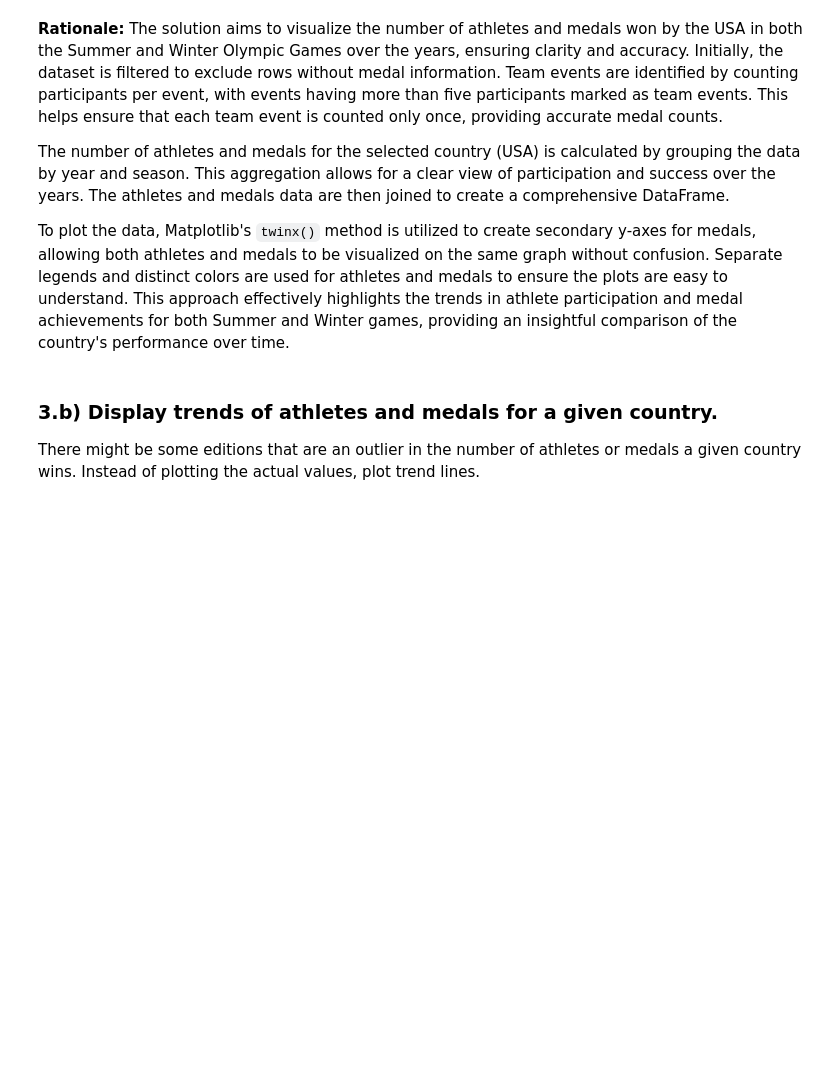
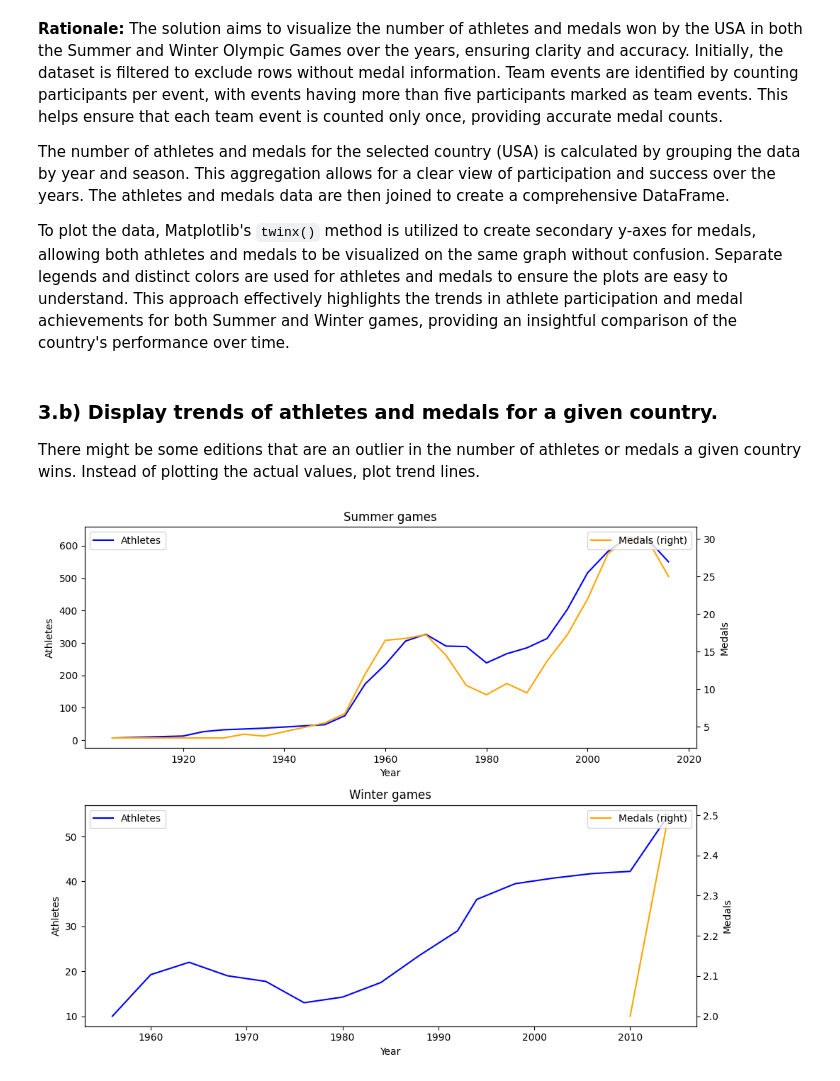
Before and after one commit to fabrizi0rigodanz0/Olympic_Games_Analysis, a Jupyter notebook: notebooks/Olympic_games_analysis.ipynb, the cells around one changed output. Saved outputs shown, nothing was run; the diff lists cells and outputs as text; code cells hidden in the pictures; blank space fills up the shorter version.

```diff
--- a/notebooks/Olympic_games_analysis.ipynb
+++ b/notebooks/Olympic_games_analysis.ipynb
@@ -426,3 +426,38 @@ To plot the data, Matplotlib's `twinx()` method is utilized to create secondary
 ### 3.b) Display trends of athletes and medals for a given country.
 
 There might be some editions that are an outlier in the number of athletes or medals a given country wins. Instead of plotting the actual values, plot trend lines.
+# %%
+
+summerMA = result[result["Season"] == "Summer"][["Year", "Athletes", "Medals"]].set_index("Year").rolling(4).mean()
+winterMA = result[result["Season"] == "Winter"][["Year", "Athletes", "Medals"]].set_index("Year").rolling(4).mean()
+
+fig, (ax1, ax2) = plt.subplots(2, 1, figsize=(10, 8))
+
+# Plot Summer games
+ax1.plot(summerMA.index, summerMA["Athletes"], label="Athletes", color='blue')
+ax1.set_ylabel("Athletes")
+ax1.set_title("Summer games")
+ax1.set_xlabel("Year")
+ax1.legend(loc='upper left')
+
+ax1_2 = ax1.twinx()
+ax1_2.plot(summerMA.index, summerMA["Medals"], label="Medals (right)", color='orange')
+ax1_2.set_ylabel("Medals")
+ax1_2.legend(loc='upper right')
+
+# Plot Winter games
+ax2.plot(winterMA.index, winterMA["Athletes"], label="Athletes", color='blue')
+ax2.set_ylabel("Athletes")
+ax2.set_title("Winter games")
+ax2.set_xlabel("Year")
+ax2.legend(loc='upper left')
+
+ax2_2 = ax2.twinx()
+ax2_2.plot(winterMA.index, winterMA["Medals"], label="Medals (right)", color='orange')
+ax2_2.set_ylabel("Medals")
+ax2_2.legend(loc='upper right')
+
+plt.tight_layout()
+plt.show()
+# %% [output]
+[figure, added]
```
Also changed, not shown: parts of 5 cells of this notebook.
